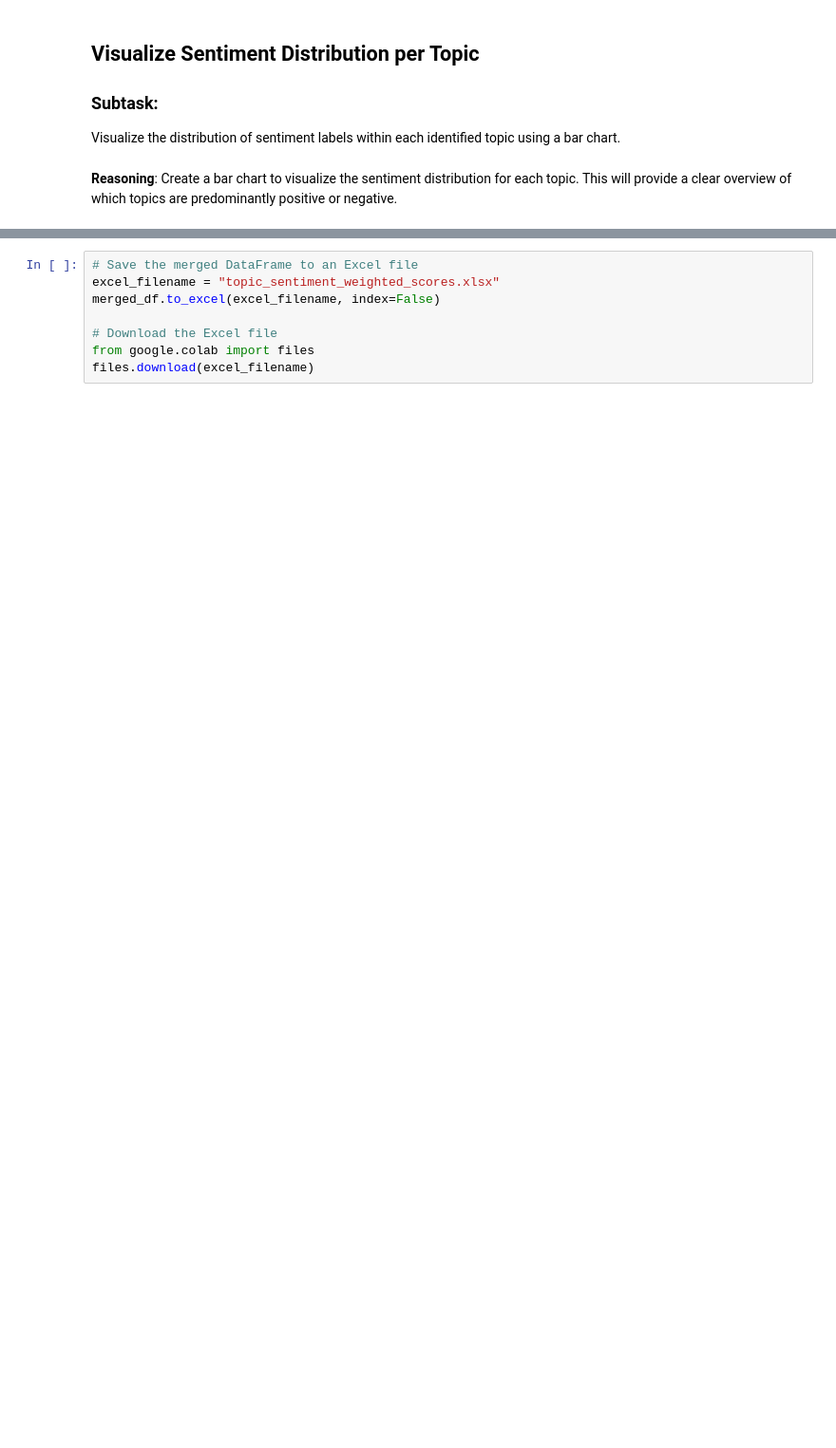
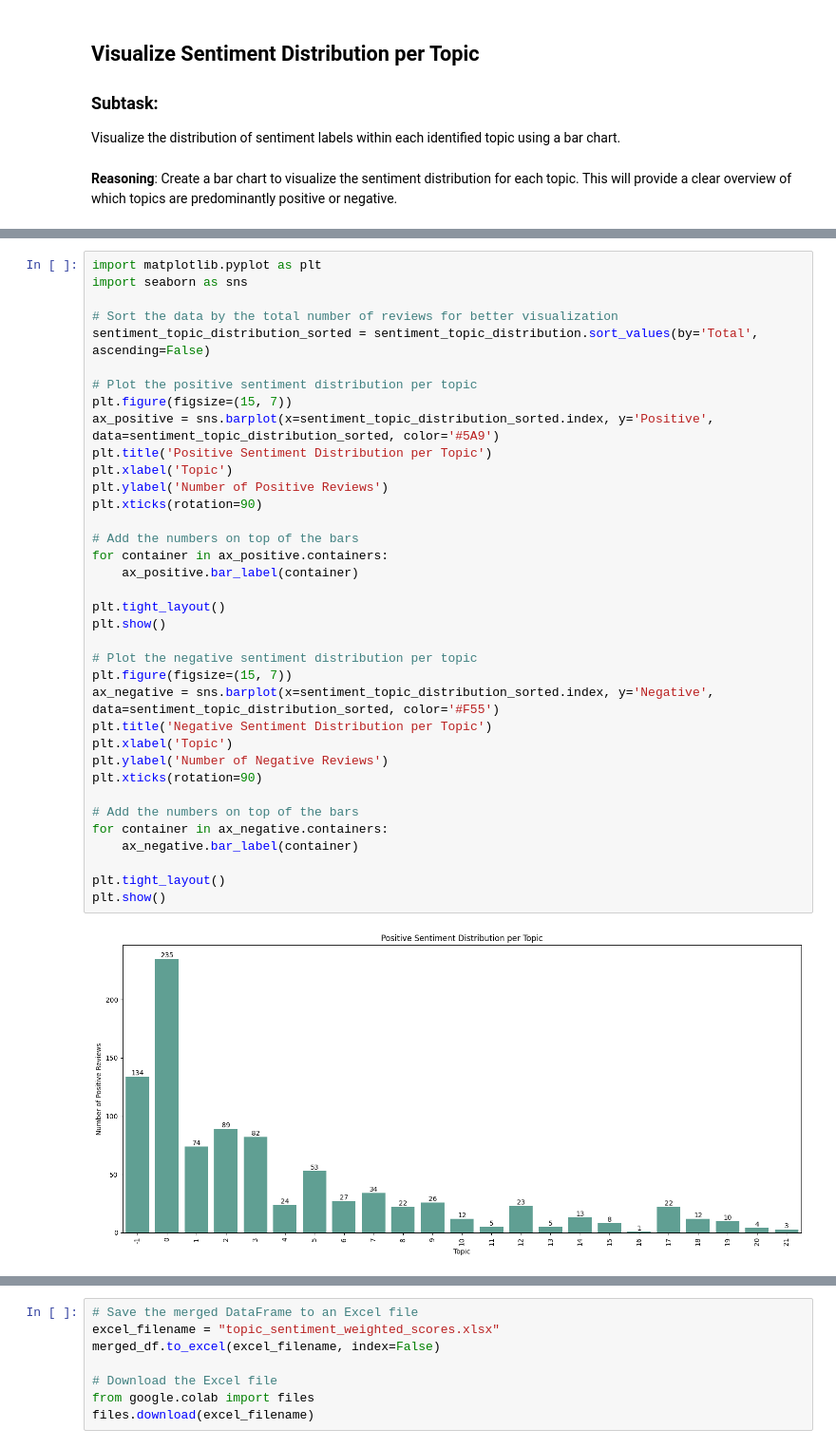
Before and after one commit to erlanggadewasakti/Sentiment-Analysis-Review-Steam, a Jupyter notebook: roberta/non-transform/2e-5.ipynb, the cells around one changed output, grey strips where cells are left out. Shown at 95% size. Cells and saved outputs as stored; diff of their text form; blank space fills up the shorter version.

```diff
--- a/roberta/non-transform/2e-5.ipynb
+++ b/roberta/non-transform/2e-5.ipynb
@@ -1189,0 +1192,38 @@ display(merged_df)
+# %%
+import matplotlib.pyplot as plt
+import seaborn as sns
+
+# Sort the data by the total number of reviews for better visualization
+sentiment_topic_distribution_sorted = sentiment_topic_distribution.sort_values(by='Total', ascending=False)
+
+# Plot the positive sentiment distribution per topic
+plt.figure(figsize=(15, 7))
+ax_positive = sns.barplot(x=sentiment_topic_distribution_sorted.index, y='Positive', data=sentiment_topic_distribution_sorted, color='#5A9')
+plt.title('Positive Sentiment Distribution per Topic')
+plt.xlabel('Topic')
+plt.ylabel('Number of Positive Reviews')
+plt.xticks(rotation=90)
+
+# Add the numbers on top of the bars
+for container in ax_positive.containers:
+    ax_positive.bar_label(container)
+
+plt.tight_layout()
+plt.show()
+
+# Plot the negative sentiment distribution per topic
+plt.figure(figsize=(15, 7))
+ax_negative = sns.barplot(x=sentiment_topic_distribution_sorted.index, y='Negative', data=sentiment_topic_distribution_sorted, color='#F55')
+plt.title('Negative Sentiment Distribution per Topic')
+plt.xlabel('Topic')
+plt.ylabel('Number of Negative Reviews')
+plt.xticks(rotation=90)
+
+# Add the numbers on top of the bars
+for container in ax_negative.containers:
+    ax_negative.bar_label(container)
+
+plt.tight_layout()
+plt.show()
+# %% [output]
+[figure, added]
```
Also changed, not shown: parts of 18 cells of this notebook.
